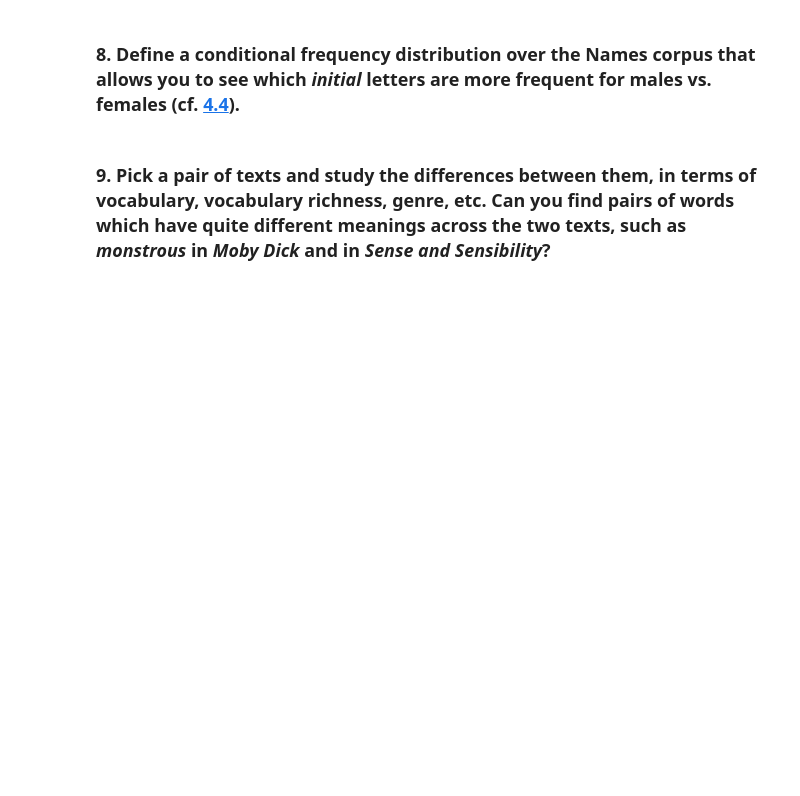
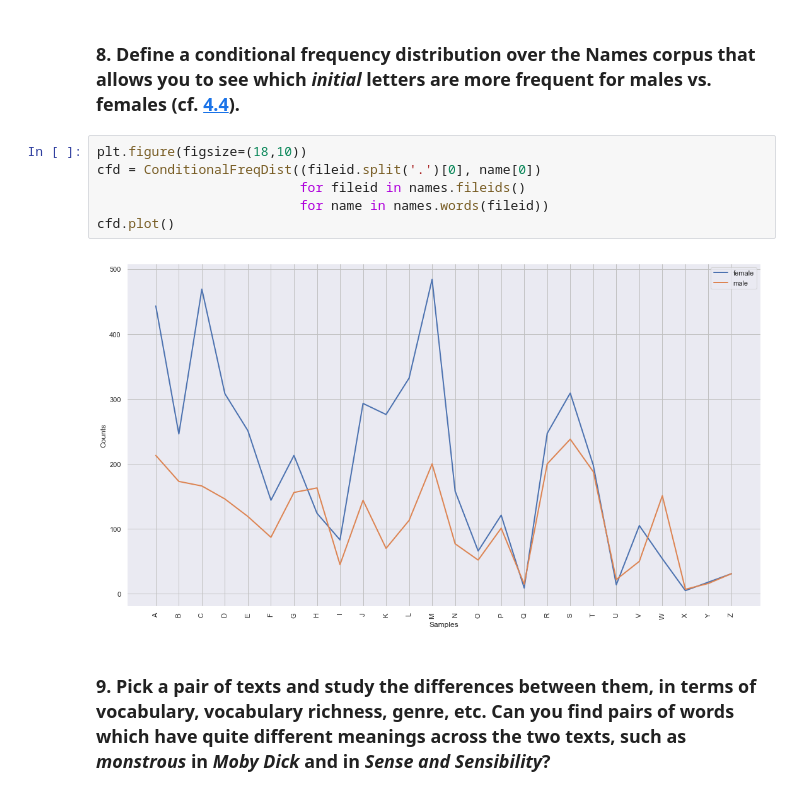
Before and after one commit to stmsy/nlp, a Jupyter notebook: nltk/notebooks/chapter2.ipynb, the cells around one changed output. Saved outputs shown, nothing was run; the diff lists cells and outputs as text; blank space fills up the shorter version.

```diff
--- a/nltk/notebooks/chapter2.ipynb
+++ b/nltk/notebooks/chapter2.ipynb
@@ -229,5 +386,13 @@ accelerator.substance_holonyms()
 # %% [markdown]
 ### 8. Define a conditional frequency distribution over the Names corpus that allows you to see which *initial* letters are more frequent for males vs. females (cf. [4.4](https://www.nltk.org/book/ch02.html#fig-cfd-gender)).
+# %%
+plt.figure(figsize=(18,10))
+cfd = ConditionalFreqDist((fileid.split('.')[0], name[0])
+                          for fileid in names.fileids()
+                          for name in names.words(fileid))
+cfd.plot()
+# %% [output]
+[figure, added]
 # %% [markdown]
 ### 9. Pick a pair of texts and study the differences between them, in terms of vocabulary, vocabulary richness, genre, etc. Can you find pairs of words which have quite different meanings across the two texts, such as *monstrous* in *Moby Dick* and in *Sense and Sensibility*?
 # %% [markdown]
```
Also changed, not shown: parts of 15 cells of this notebook.
